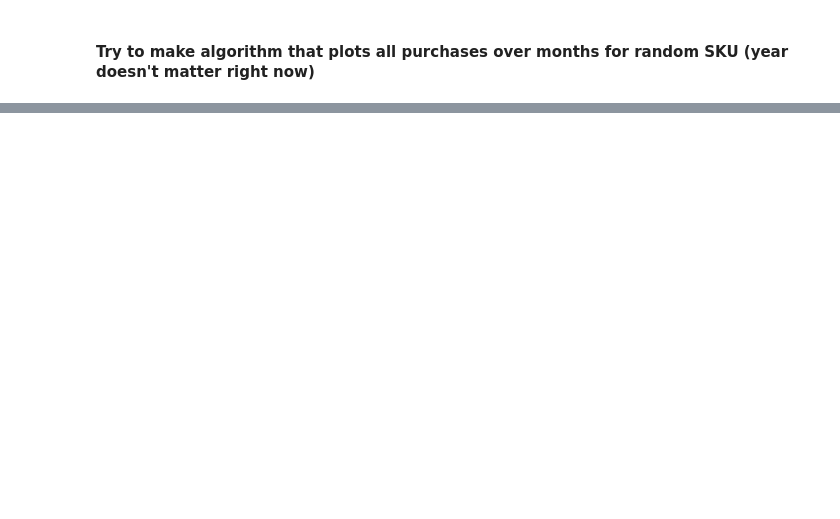
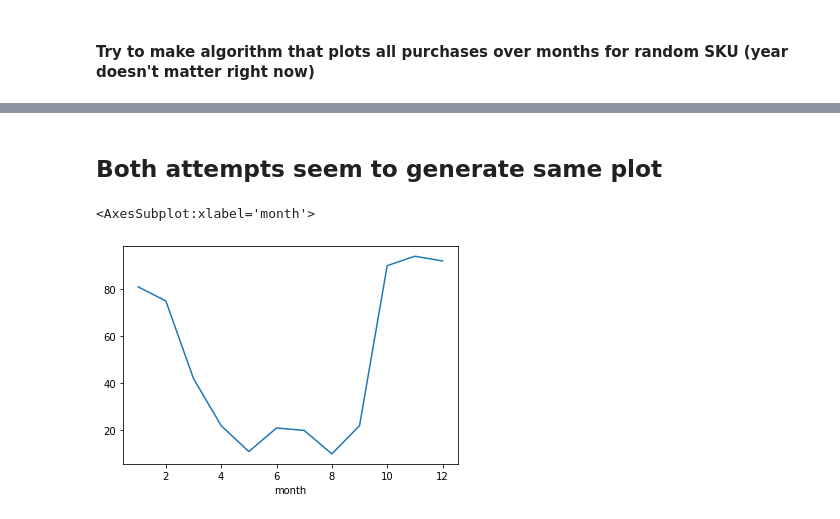
Before and after one commit to graceflitsch/DataScience, a Jupyter notebook: GNB2.ipynb, the cells around one changed output, grey strips where cells are left out. Cells and saved outputs as stored; diff of their text form; code cells hidden in the pictures; blank space fills up the shorter version.

```diff
--- a/GNB2.ipynb
+++ b/GNB2.ipynb
@@ -30,4 +30,6 @@ baskets.head(5)
 # %% [markdown]
 #### Try to make algorithm that plots all purchases over months for random SKU (year doesn't matter right now)
 # %%
+randsku = baskets[baskets['sku_id']==962]
+randsku.head(5)
 # %% [output]
@@ -34,0 +42,7 @@ ValueError: Grouper for 'sku_id' not 1-dimensional
+# %% [markdown]
+## Both attempts seem to generate same plot
+# %%
+randsku['sku_id'].groupby(randsku['month']).count().plot()
+# %% [output]
+<AxesSubplot:xlabel='month'>
+[figure, added]
```
Also changed, not shown: parts of 10 cells of this notebook.
